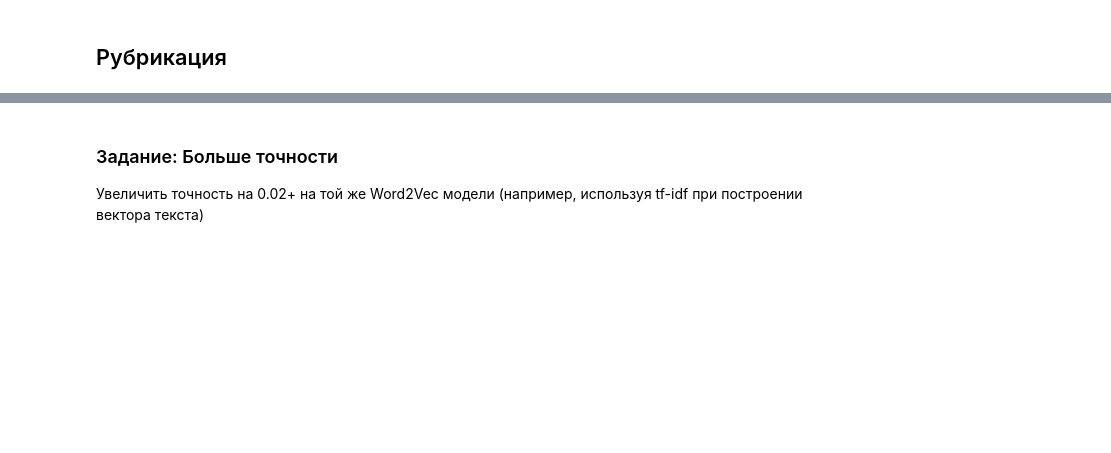
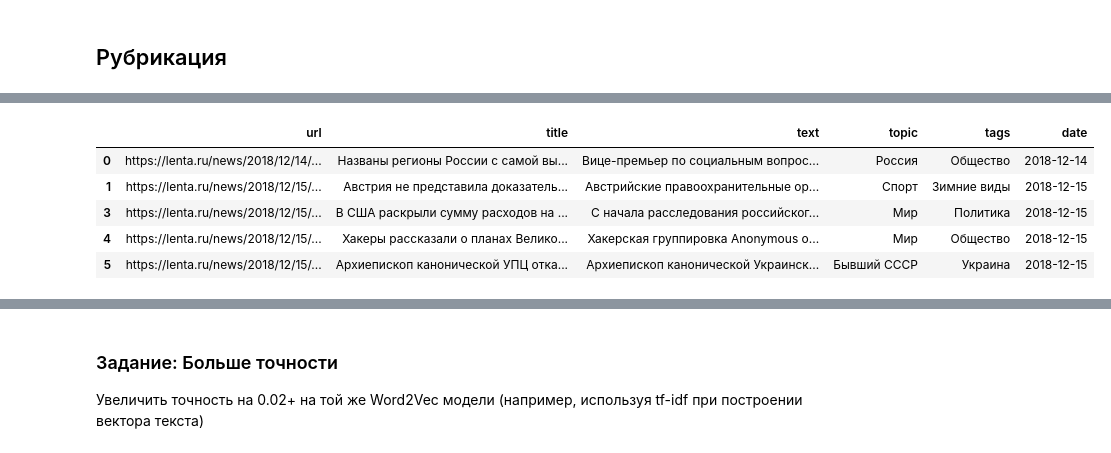
Before and after one commit to innamoramento/s_nlp, a Jupyter notebook: 02_Embeddings.ipynb, the cells around one changed output, grey strips where cells are left out. Cells and saved outputs as stored; diff of their text form; code cells hidden in the pictures; blank space fills up the shorter version.

```diff
--- a/02_Embeddings.ipynb
+++ b/02_Embeddings.ipynb
@@ -448,3 +468,12 @@ test_with_topics = test_dataset[test_dataset["topic"].str.contains(pattern, case
+# %%
+test_with_topics[:5]
+# %% [output]
+|  | url | title | text | topic | tags | date |
+| 0 | https://lenta.ru/news/2018/12/14/... | Названы регионы России с самой вы... | Вице-премьер по социальным вопрос... | Россия | Общество | 2018-12-14 |
+| 1 | https://lenta.ru/news/2018/12/15/... | Австрия не представила доказатель... | Австрийские правоохранительные ор... | Спорт | Зимние виды | 2018-12-15 |
+| 3 | https://lenta.ru/news/2018/12/15/... | В США раскрыли сумму расходов на ... | С начала расследования российског... | Мир | Политика | 2018-12-15 |
+| 4 | https://lenta.ru/news/2018/12/15/... | Хакеры рассказали о планах Велико... | Хакерская группировка Anonymous о... | Мир | Общество | 2018-12-15 |
+| 5 | https://lenta.ru/news/2018/12/15/... | Архиепископ канонической УПЦ отка... | Архиепископ канонической Украинск... | Бывший СССР | Украина | 2018-12-15 |
 # %%
 import numpy as np
 
```
Also changed, not shown: parts of 15 cells of this notebook.
